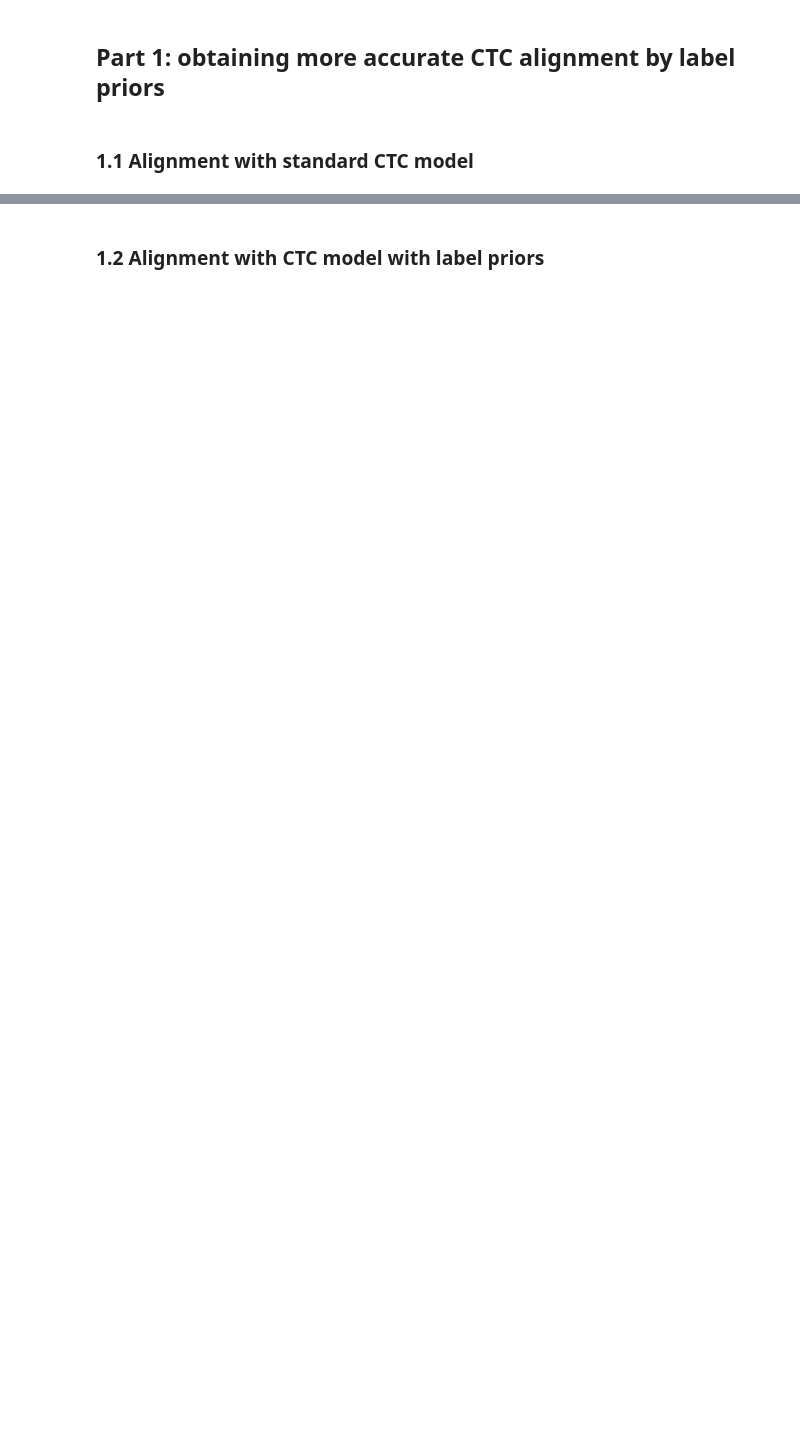
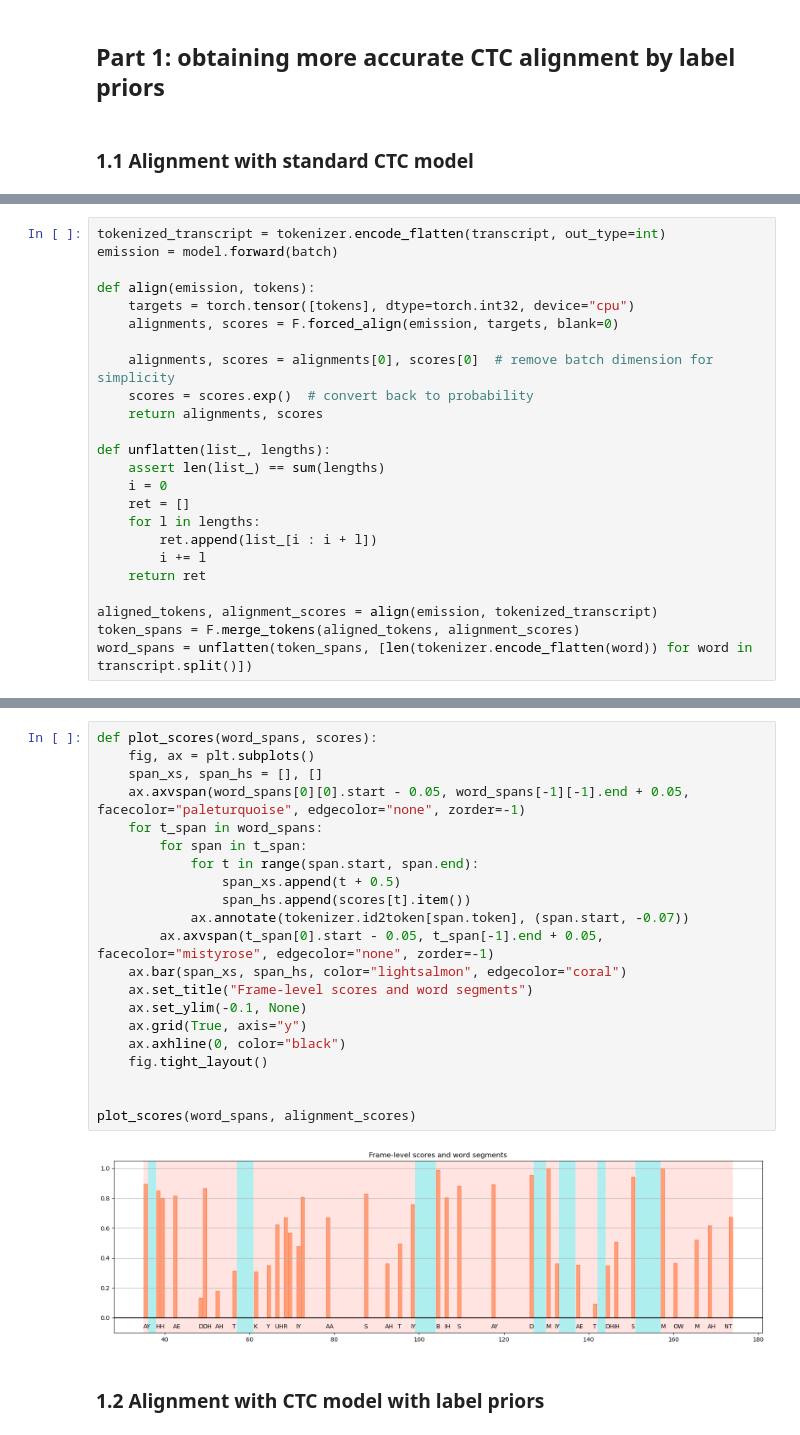
Before and after one commit to huangruizhe/audio, a Jupyter notebook: examples/asr/librispeech_alignment/alignment/demo.ipynb, the cells around one changed output, grey strips where cells are left out. Cells and saved outputs as stored; diff of their text form; blank space fills up the shorter version.

```diff
--- a/examples/asr/librispeech_alignment/alignment/demo.ipynb
+++ b/examples/asr/librispeech_alignment/alignment/demo.ipynb
@@ -35,0 +175,24 @@ device = torch.device("cuda:0" if torch.cuda.is_available() else "cpu")
+# %%
+tokenized_transcript = tokenizer.encode_flatten(transcript, out_type=int)
+emission = model.forward(batch)
+
+def align(emission, tokens):
+    targets = torch.tensor([tokens], dtype=torch.int32, device="cpu")
+    alignments, scores = F.forced_align(emission, targets, blank=0)
+
+    alignments, scores = alignments[0], scores[0]  # remove batch dimension for simplicity
+    scores = scores.exp()  # convert back to probability
+    return alignments, scores
+
+def unflatten(list_, lengths):
+    assert len(list_) == sum(lengths)
+    i = 0
+    ret = []
+    for l in lengths:
+        ret.append(list_[i : i + l])
+        i += l
+    return ret
+
+aligned_tokens, alignment_scores = align(emission, tokenized_transcript)
+token_spans = F.merge_tokens(aligned_tokens, alignment_scores)
+word_spans = unflatten(token_spans, [len(tokenizer.encode_flatten(word)) for word in transcript.split()])
@@ -36,2 +252,25 @@ device = torch.device("cuda:0" if torch.cuda.is_available() else "cpu")
+# %%
+def plot_scores(word_spans, scores):
+    fig, ax = plt.subplots()
+    span_xs, span_hs = [], []
+    ax.axvspan(word_spans[0][0].start - 0.05, word_spans[-1][-1].end + 0.05, facecolor="paleturquoise", edgecolor="none", zorder=-1)
+    for t_span in word_spans:
+        for span in t_span:
+            for t in range(span.start, span.end):
+                span_xs.append(t + 0.5)
+                span_hs.append(scores[t].item())
+            ax.annotate(tokenizer.id2token[span.token], (span.start, -0.07))
+        ax.axvspan(t_span[0].start - 0.05, t_span[-1].end + 0.05, facecolor="mistyrose", edgecolor="none", zorder=-1)
+    ax.bar(span_xs, span_hs, color="lightsalmon", edgecolor="coral")
+    ax.set_title("Frame-level scores and word segments")
+    ax.set_ylim(-0.1, None)
+    ax.grid(True, axis="y")
+    ax.axhline(0, color="black")
+    fig.tight_layout()
+
+
+plot_scores(word_spans, alignment_scores)
+# %% [output]
+[figure, added]
 # %% [markdown]
 ### 1.2 Alignment with CTC model with label priors
```
Also changed, not shown: parts of 41 cells of this notebook, 5 other files.
